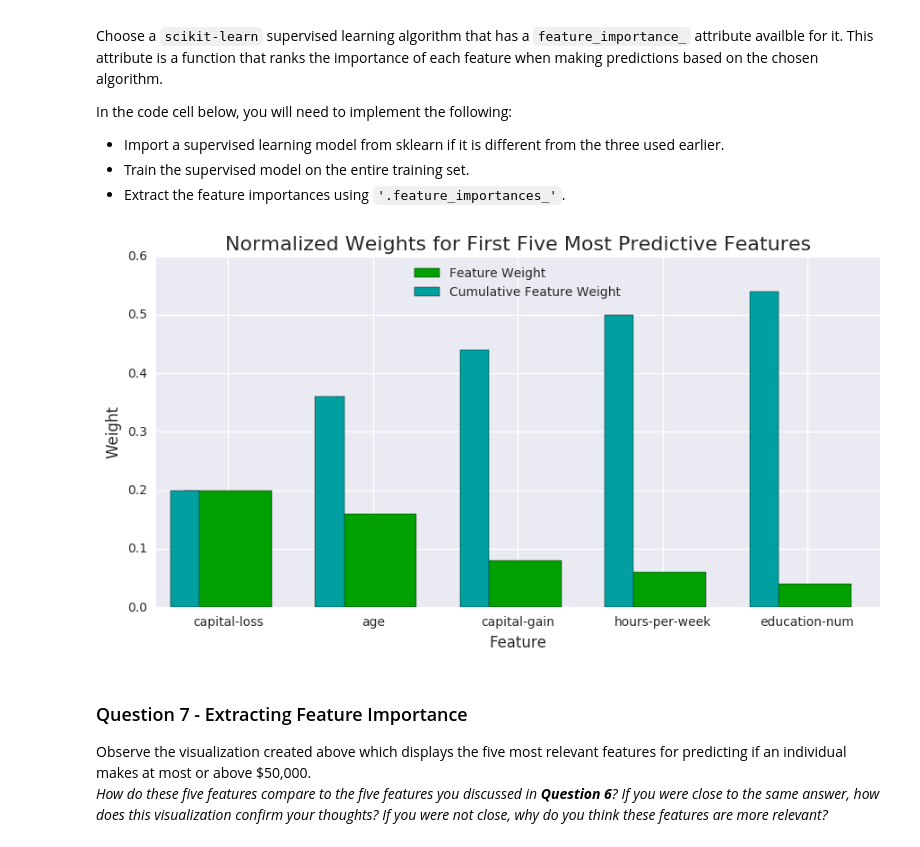
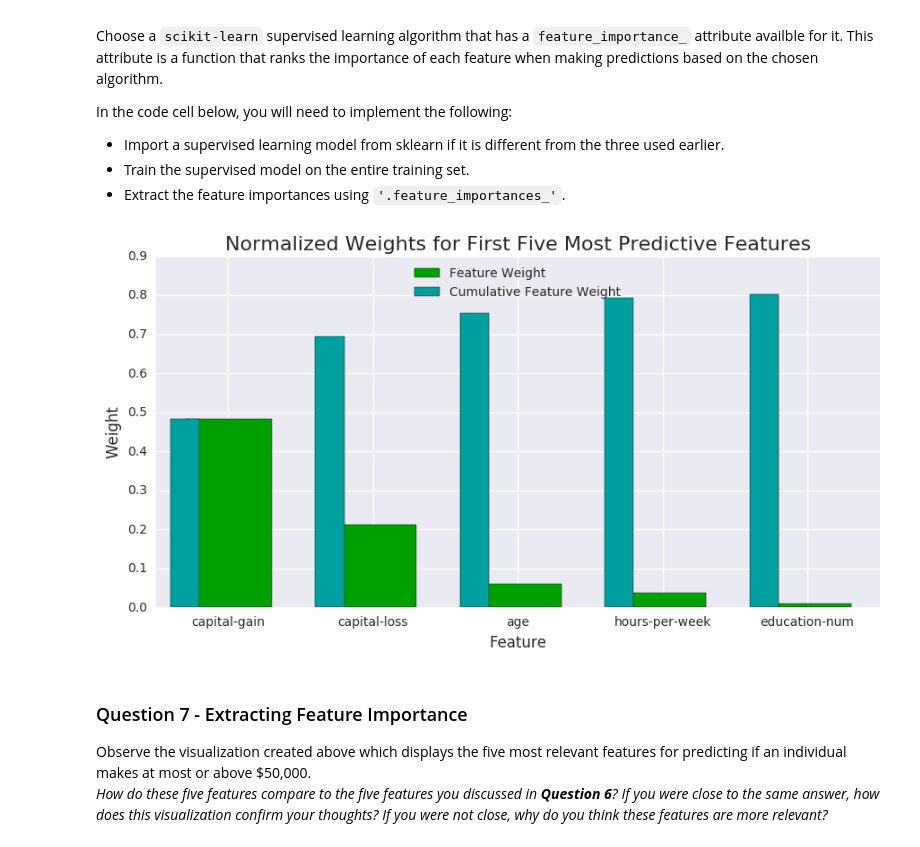
Before and after one commit to zarak/finding_donors, a Jupyter notebook: finding_donors.ipynb, the cells around one changed output. Drawn from its saved outputs; the diff is of its cells as text; code cells hidden in the pictures.

```diff
--- a/finding_donors.ipynb
+++ b/finding_donors.ipynb
@@ -368,9 +369,9 @@ clf_B = LogisticRegression(random_state=0)
 clf_C = SVC(random_state=0)
 
 # TODO: Calculate the number of samples for 1%, 10%, and 100% of the training data
-samples_1 = int(round(0.01 * n_records))
-samples_10 = int(round(0.10 * n_records))
-samples_100 = n_records
+samples_1 = int(round(0.01 * len(X_train)))
+samples_10 = int(round(0.10 * len(X_train)))
+samples_100 = len(X_train)
 
 # Collect results on the learners
 results = {}
@@ -492,7 +493,7 @@ parameters = {'n_estimators': [100, 200, 400], 'learning_rate': [1.0, 0.1, 0.01]
 scorer = make_scorer(fbeta_score, beta=0.5)
 
 # TODO: Perform grid search on the classifier using 'scorer' as the scoring method
-grid_obj = GridSearchCV(clf, parameters)
+grid_obj = GridSearchCV(clf, parameters, scoring=scorer)
 
 # TODO: Fit the grid search object to the training data and find the optimal parameters
 grid_fit = grid_obj.fit(X_train, y_train)
@@ -569,19 +570,19 @@ In the code cell below, you will need to implement the following:
 # %%
 # TODO: Import a supervised learning model that has 'feature_importances_'
 # Already imported above
 # from sklearn.ensemble import AdaBoostClassifier
 
 # TODO: Train the supervised model on the training set
-model = AdaBoostClassifier()
-model.fit(X_train, y_train)
+# model = AdaBoostClassifier()
+best_clf.fit(X_train, y_train)
 
 # TODO: Extract the feature importances
-importances = model.feature_importances_
+importances = best_clf.feature_importances_
 
 # Plot
 vs.feature_plot(importances, X_train, y_train)
 # %% [output]
-[figure, old version]
+[figure, new version]
 # %% [markdown]
 ### Question 7 - Extracting Feature Importance
 
```
Also changed, not shown: parts of 5 cells of this notebook.
